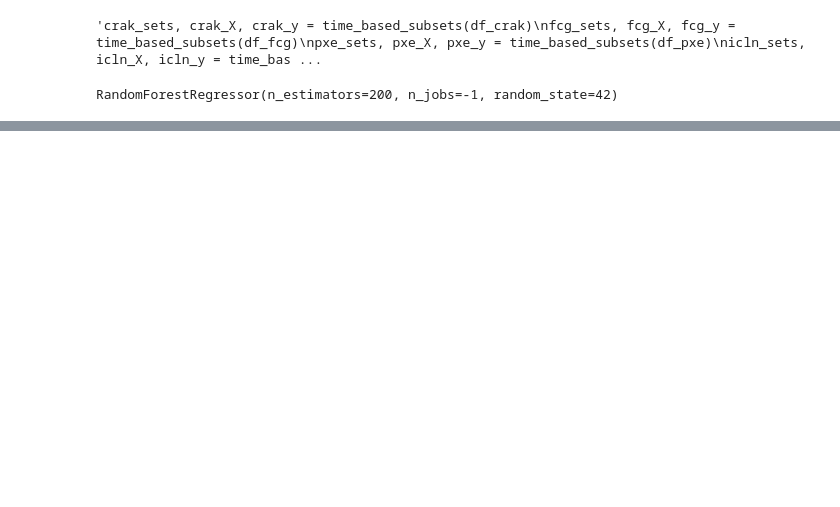
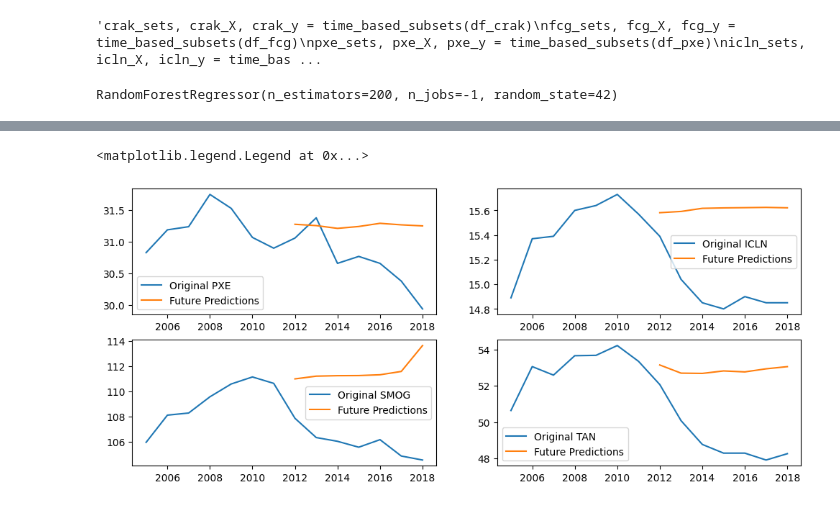
Before and after one commit to theophilus28/ML-Energy-Stock-Predictor, a Jupyter notebook: EnergyStockPredictor.ipynb, the cells around one changed output, grey strips where cells are left out. Drawn from its saved outputs; the diff is of its cells as text; code cells hidden in the pictures; blank space fills up the shorter version.

```diff
--- a/EnergyStockPredictor.ipynb
+++ b/EnergyStockPredictor.ipynb
@@ -177,0 +309,22 @@ plt.show()
+# %%
+# 10 Show Results part 4
+plt.figure(figsize=(12,5))
+plt.subplot(2, 2, 1)
+plt.plot(df_pxe['Close'].iloc[2005:2019], label="Original PXE")
+plt.plot(range(2012, 2012 + 7), future_feature5[0:7], label="Future Predictions")
+plt.legend()
+plt.subplot(2, 2, 2)
+plt.plot(df_icln['Close'].iloc[2005:2019], label="Original ICLN")
+plt.plot(range(2012, 2012 + 7), future_feature6[0:7], label="Future Predictions")
+plt.legend()
+plt.subplot(2, 2, 3)
+plt.plot(df_smog['Close'].iloc[2005:2019], label="Original SMOG")
+plt.plot(range(2012, 2012 + 7), future_feature7[0:7], label="Future Predictions")
+plt.legend()
+plt.subplot(2, 2, 4)
+plt.plot(df_tan['Close'].iloc[2005:2019], label="Original TAN")
+plt.plot(range(2012, 2012 + 7), future_feature8[0:7], label="Future Predictions")
+plt.legend()
+# %% [output]
+<matplotlib.legend.Legend at 0x...>
+[figure, added]
```
Also changed, not shown: parts of 8 cells of this notebook, 1 other file.
